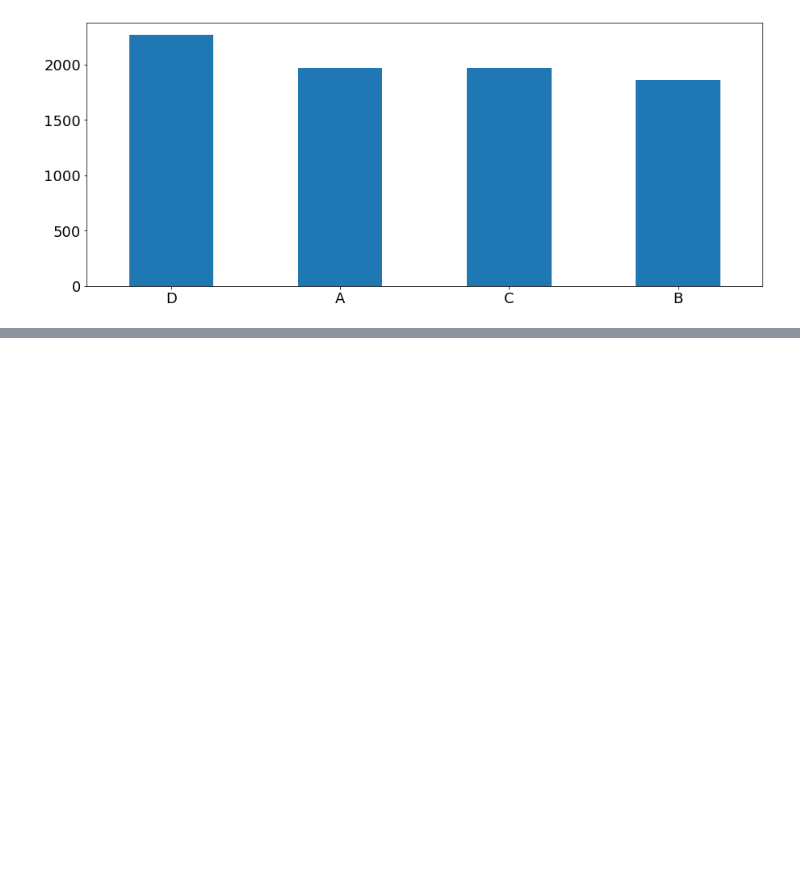
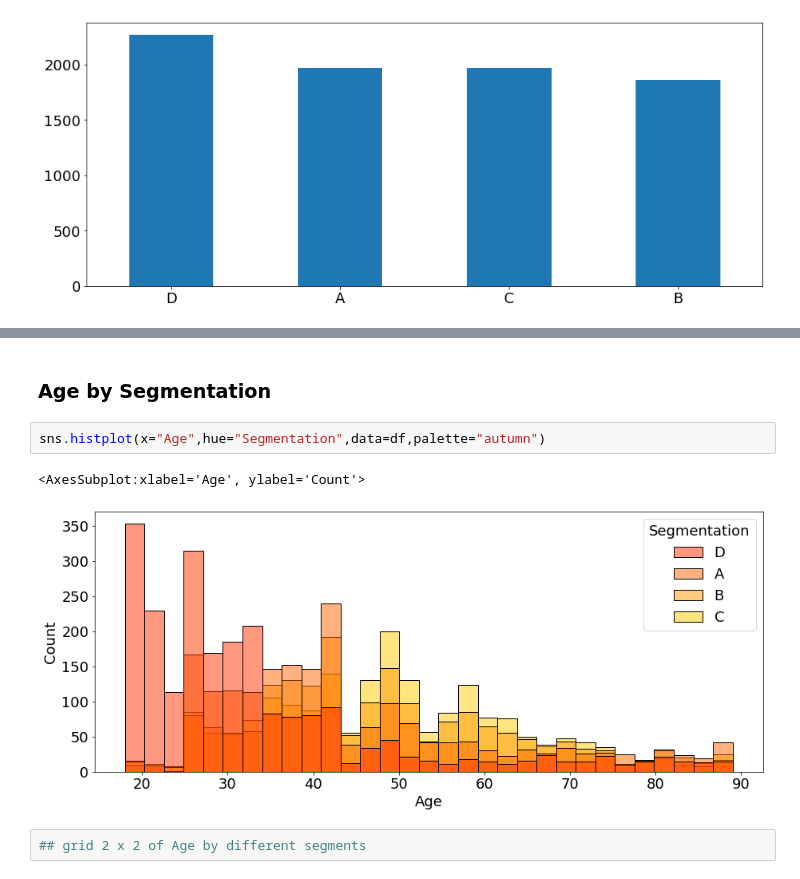
Before and after one commit to Yoyoyamato/customer-segmentation-classification, a Jupyter notebook: EDA.ipynb, the cells around one changed output, grey strips where cells are left out. Drawn from its saved outputs; the diff is of its cells as text; blank space fills up the shorter version.

```diff
--- a/EDA.ipynb
+++ b/EDA.ipynb
@@ -128,0 +138,9 @@ plt.show()
+# %% [markdown]
+### Age by Segmentation
+# %%
+sns.histplot(x="Age",hue="Segmentation",data=df,palette="autumn")
+# %% [output]
+<AxesSubplot:xlabel='Age', ylabel='Count'>
+[figure, added]
+# %%
+## grid 2 x 2 of Age by different segments
```
Also changed, not shown: parts of 11 cells of this notebook.
